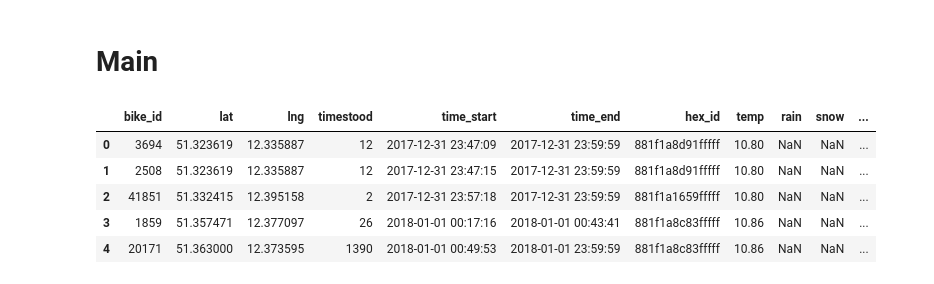
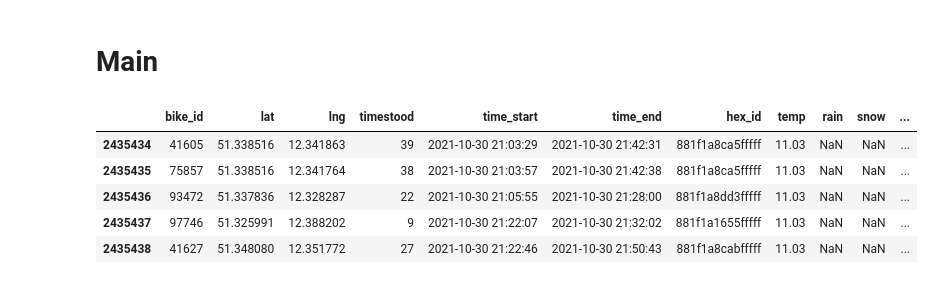
Before and after one commit to jw54kysa/bachelor_thesis_idle_time_prediction_nextbike, a Jupyter notebook: scripts/S5_prediction_tmp.ipynb, the cells around one changed output. Saved outputs shown, nothing was run; the diff lists cells and outputs as text; code cells hidden in the pictures.

```diff
--- a/scripts/S5_prediction_tmp.ipynb
+++ b/scripts/S5_prediction_tmp.ipynb
@@ -12,14 +12,14 @@ def importdata():
 # %%
 df = importdata()
 df = df.reset_index(drop=True)
-df.head()
+df.tail()
 # %% [output]
 |  | bike_id | lat | lng | timestood | time_start | time_end | hex_id | temp | rain | snow | ... |
-| 0 | 3694 | 51.323619 | 12.335887 | 12 | 2017-12-31 23:47:09 | 2017-12-31 23:59:59 | 881f1a8d91fffff | 10.80 | NaN | NaN | ... |
-| 1 | 2508 | 51.323619 | 12.335887 | 12 | 2017-12-31 23:47:15 | 2017-12-31 23:59:59 | 881f1a8d91fffff | 10.80 | NaN | NaN | ... |
-| 2 | 41851 | 51.332415 | 12.395158 | 2 | 2017-12-31 23:57:18 | 2017-12-31 23:59:59 | 881f1a1659fffff | 10.80 | NaN | NaN | ... |
-| 3 | 1859 | 51.357471 | 12.377097 | 26 | 2018-01-01 00:17:16 | 2018-01-01 00:43:41 | 881f1a8c83fffff | 10.86 | NaN | NaN | ... |
-| 4 | 20171 | 51.363000 | 12.373595 | 1390 | 2018-01-01 00:49:53 | 2018-01-01 23:59:59 | 881f1a8c83fffff | 10.86 | NaN | NaN | ... |
+| 2435434 | 41605 | 51.338516 | 12.341863 | 39 | 2021-10-30 21:03:29 | 2021-10-30 21:42:31 | 881f1a8ca5fffff | 11.03 | NaN | NaN | ... |
+| 2435435 | 75857 | 51.338516 | 12.341764 | 38 | 2021-10-30 21:03:57 | 2021-10-30 21:42:38 | 881f1a8ca5fffff | 11.03 | NaN | NaN | ... |
+| 2435436 | 93472 | 51.337836 | 12.328287 | 22 | 2021-10-30 21:05:55 | 2021-10-30 21:28:00 | 881f1a8dd3fffff | 11.03 | NaN | NaN | ... |
+| 2435437 | 97746 | 51.325991 | 12.388202 | 9 | 2021-10-30 21:22:07 | 2021-10-30 21:32:02 | 881f1a1655fffff | 11.03 | NaN | NaN | ... |
+| 2435438 | 41627 | 51.348080 | 12.351772 | 27 | 2021-10-30 21:22:46 | 2021-10-30 21:50:43 | 881f1a8cabfffff | 11.03 | NaN | NaN | ... |
 # %%
 import sklearn.metrics as metrics
 pd.options.mode.chained_assignment = None
```
Also changed, not shown: parts of 1 cell of this notebook, 1 other file.
